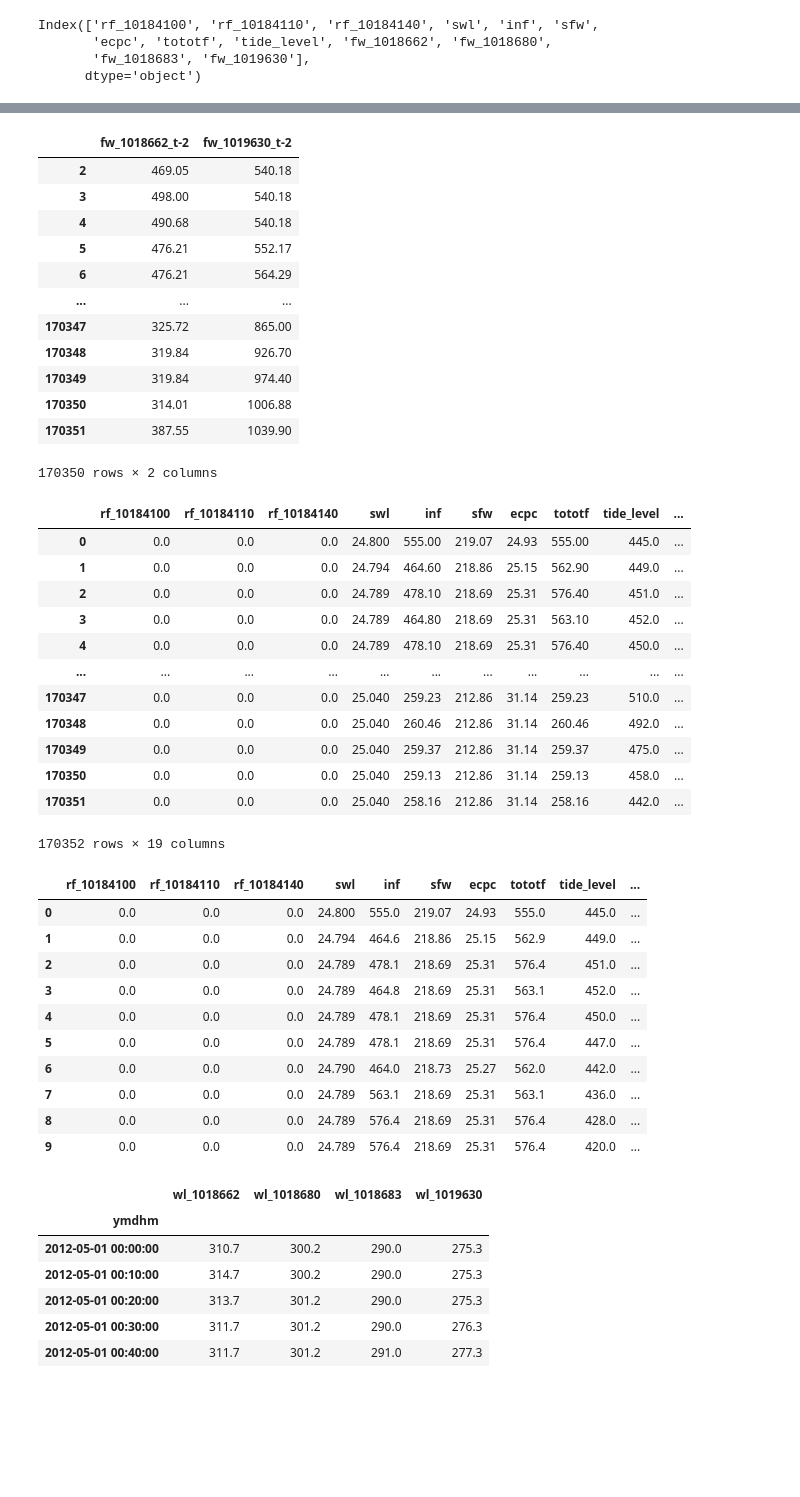
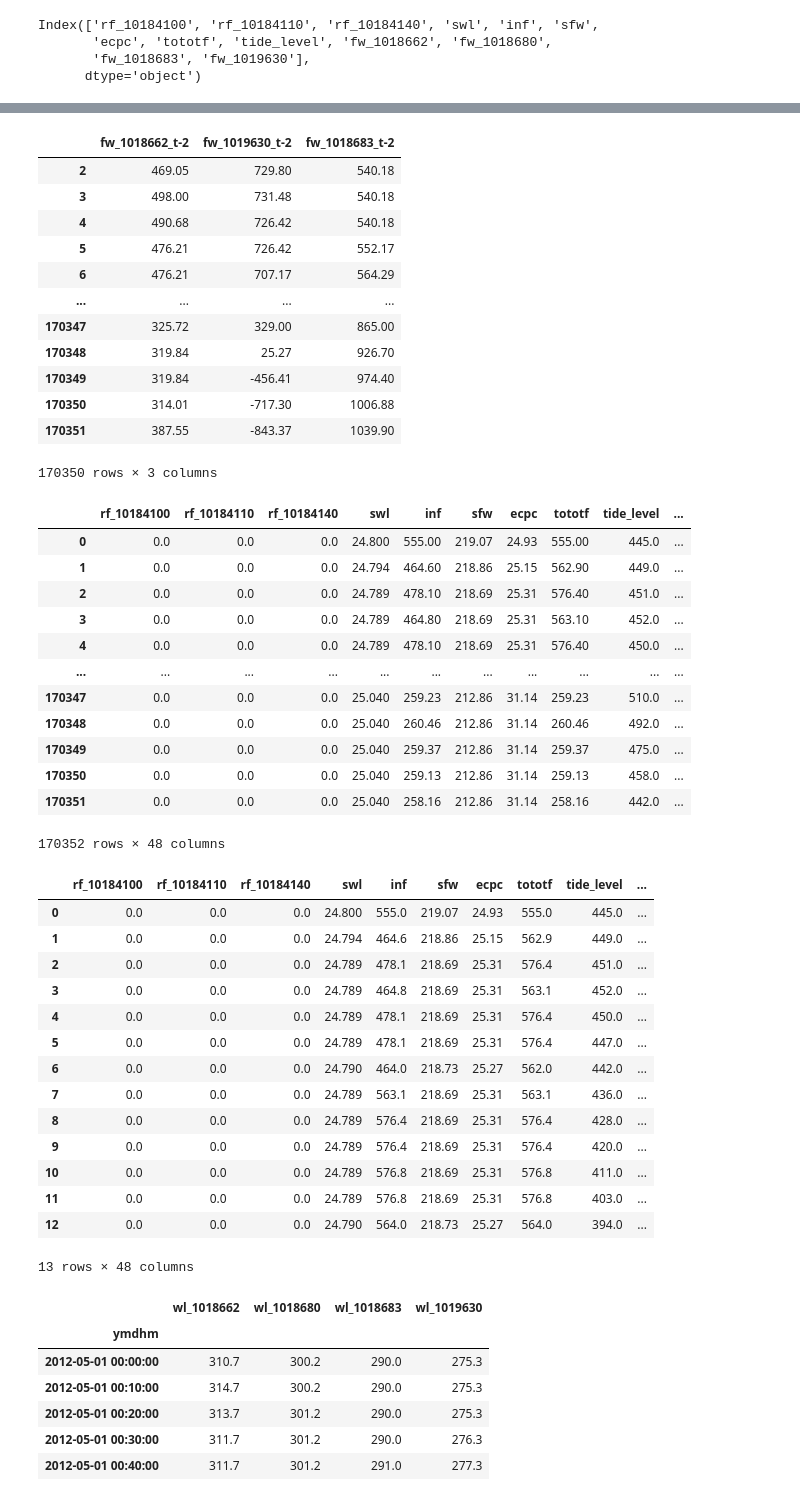
Before and after one commit to kdg1993/han_river_water_level, a Jupyter notebook: Justdoit.ipynb, the cells around one changed output, grey strips where cells are left out. Cells and saved outputs as stored; diff of their text form; code cells hidden in the pictures; blank space fills up the shorter version.

```diff
--- a/Justdoit.ipynb
+++ b/Justdoit.ipynb
@@ -168,7 +168,7 @@ Index(['rf_10184100', 'rf_10184110', 'rf_10184140', 'swl', 'inf', 'sfw',
        'fw_1018683', 'fw_1019630'],
       dtype='object')
 # %%
-data = data.drop(columns = ["fw_1018680","fw_1018683"])
+data = data.drop(columns = ["fw_1018680"])
 data
 # %% [output]
 |  | rf_10184100 | rf_10184110 | rf_10184140 | swl | inf | sfw | ecpc | tototf | tide_level | ... |
@@ -205,16 +205,40 @@ data
 # %%
 data_t1 = data.iloc[:-1,9:]
-data_t1.columns = ['fw_1018662_t-1','fw_1019630_t-1']
+data_t1.columns = ['fw_1018662_t-1','fw_1019630_t-1','fw_1018683_t-1']
 data_t1.index += 1
 data_t2 = data.iloc[:-2,9:]
-data_t2.columns = ['fw_1018662_t-2','fw_1019630_t-2']
+data_t2.columns = ['fw_1018662_t-2','fw_1019630_t-2','fw_1018683_t-2']
 data_t2.index += 2
 data_t3 = data.iloc[:-3,9:]
-data_t3.columns = ['fw_1018662_t-3','fw_1019630_t-3']
+data_t3.columns = ['fw_1018662_t-3','fw_1019630_t-3','fw_1018683_t-3']
 data_t3.index += 3
 data_t4 = data.iloc[:-4,9:]
-data_t4.columns = ['fw_1018662_t-4','fw_1019630_t-4']
+data_t4.columns = ['fw_1018662_t-4','fw_1019630_t-4','fw_1018683_t-4']
 data_t4.index += 4
+data_t5 = data.iloc[:-5,9:]
+data_t5.columns = ['fw_1018662_t-5','fw_1019630_t-5','fw_1018683_t-5']
+data_t5.index += 5
+data_t6 = data.iloc[:-6,9:]
+data_t6.columns = ['fw_1018662_t-6','fw_1019630_t-6','fw_1018683_t-6']
+data_t6.index += 6
+data_t7 = data.iloc[:-7,9:]
+data_t7.columns = ['fw_1018662_t-7','fw_1019630_t-7','fw_1018683_t-7']
+data_t7.index += 7
+data_t8 = data.iloc[:-8,9:]
+data_t8.columns = ['fw_1018662_t-8','fw_1019630_t-8','fw_1018683_t-8']
+data_t8.index += 8
+data_t9 = data.iloc[:-9,9:]
+data_t9.columns = ['fw_1018662_t-9','fw_1019630_t-9','fw_1018683_t-9']
+data_t9.index += 9
+data_t10 = data.iloc[:-10,9:]
+data_t10.columns = ['fw_1018662_t-10','fw_1019630_t-10','fw_1018683_t-10']
+data_t10.index += 10
+data_t11 = data.iloc[:-11,9:]
+data_t11.columns = ['fw_1018662_t-11','fw_1019630_t-11','fw_1018683_t-11']
+data_t11.index += 11
+data_t12 = data.iloc[:-12,9:]
+data_t12.columns = ['fw_1018662_t-12','fw_1019630_t-12','fw_1018683_t-12']
+data_t12.index += 12
 # %%
 data_t1
 # %% [output]
@@ -234,21 +258,21 @@ data_t1
 # %%
 data_t2
 # %% [output]
-|  | fw_1018662_t-2 | fw_1019630_t-2 |
-| 2 | 469.05 | 540.18 |
-| 3 | 498.00 | 540.18 |
-| 4 | 490.68 | 540.18 |
-| 5 | 476.21 | 552.17 |
-| 6 | 476.21 | 564.29 |
-| ... | ... | ... |
-| 170347 | 325.72 | 865.00 |
-| 170348 | 319.84 | 926.70 |
-| 170349 | 319.84 | 974.40 |
-| 170350 | 314.01 | 1006.88 |
-| 170351 | 387.55 | 1039.90 |
+|  | fw_1018662_t-2 | fw_1019630_t-2 | fw_1018683_t-2 |
+| 2 | 469.05 | 729.80 | 540.18 |
+| 3 | 498.00 | 731.48 | 540.18 |
+| 4 | 490.68 | 726.42 | 540.18 |
+| 5 | 476.21 | 726.42 | 552.17 |
+| 6 | 476.21 | 707.17 | 564.29 |
+| ... | ... | ... | ... |
+| 170347 | 325.72 | 329.00 | 865.00 |
+| 170348 | 319.84 | 25.27 | 926.70 |
+| 170349 | 319.84 | -456.41 | 974.40 |
+| 170350 | 314.01 | -717.30 | 1006.88 |
+| 170351 | 387.55 | -843.37 | 1039.90 |
-170350 rows × 2 columns
+170350 rows × 3 columns
 # %%
-data = pd.concat([data,data_t1,data_t2,data_t3,data_t4], axis=1)
+data = pd.concat([data,data_t1,data_t2,data_t3,data_t4,data_t5,data_t6,data_t7,data_t8,data_t9,data_t10,data_t11,data_t12], axis=1)
 data
 # %% [output]
 |  | rf_10184100 | rf_10184110 | rf_10184140 | swl | inf | sfw | ecpc | tototf | tide_level | ... |
@@ -263,21 +287,25 @@ data
 | 170349 | 0.0 | 0.0 | 0.0 | 25.040 | 259.37 | 212.86 | 31.14 | 259.37 | 475.0 | ... |
 | 170350 | 0.0 | 0.0 | 0.0 | 25.040 | 259.13 | 212.86 | 31.14 | 259.13 | 458.0 | ... |
 | 170351 | 0.0 | 0.0 | 0.0 | 25.040 | 258.16 | 212.86 | 31.14 | 258.16 | 442.0 | ... |
-170352 rows × 19 columns
+170352 rows × 48 columns
 # %%
-data.head(10)
+data.head(13)
 # %% [output]
 |  | rf_10184100 | rf_10184110 | rf_10184140 | swl | inf | sfw | ecpc | tototf | tide_level | ... |
 | 0 | 0.0 | 0.0 | 0.0 | 24.800 | 555.0 | 219.07 | 24.93 | 555.0 | 445.0 | ... |
 | 1 | 0.0 | 0.0 | 0.0 | 24.794 | 464.6 | 218.86 | 25.15 | 562.9 | 449.0 | ... |
 | 2 | 0.0 | 0.0 | 0.0 | 24.789 | 478.1 | 218.69 | 25.31 | 576.4 | 451.0 | ... |
 | 3 | 0.0 | 0.0 | 0.0 | 24.789 | 464.8 | 218.69 | 25.31 | 563.1 | 452.0 | ... |
 | 4 | 0.0 | 0.0 | 0.0 | 24.789 | 478.1 | 218.69 | 25.31 | 576.4 | 450.0 | ... |
 | 5 | 0.0 | 0.0 | 0.0 | 24.789 | 478.1 | 218.69 | 25.31 | 576.4 | 447.0 | ... |
 | 6 | 0.0 | 0.0 | 0.0 | 24.790 | 464.0 | 218.73 | 25.27 | 562.0 | 442.0 | ... |
 | 7 | 0.0 | 0.0 | 0.0 | 24.789 | 563.1 | 218.69 | 25.31 | 563.1 | 436.0 | ... |
 | 8 | 0.0 | 0.0 | 0.0 | 24.789 | 576.4 | 218.69 | 25.31 | 576.4 | 428.0 | ... |
 | 9 | 0.0 | 0.0 | 0.0 | 24.789 | 576.4 | 218.69 | 25.31 | 576.4 | 420.0 | ... |
+| 10 | 0.0 | 0.0 | 0.0 | 24.789 | 576.8 | 218.69 | 25.31 | 576.8 | 411.0 | ... |
+| 11 | 0.0 | 0.0 | 0.0 | 24.789 | 576.8 | 218.69 | 25.31 | 576.8 | 403.0 | ... |
+| 12 | 0.0 | 0.0 | 0.0 | 24.790 | 564.0 | 218.73 | 25.27 | 564.0 | 394.0 | ... |
+13 rows × 48 columns
 # %%
 target.head(10)
 # %% [output]
```
Also changed, not shown: parts of 18 cells of this notebook, 6 other files.
